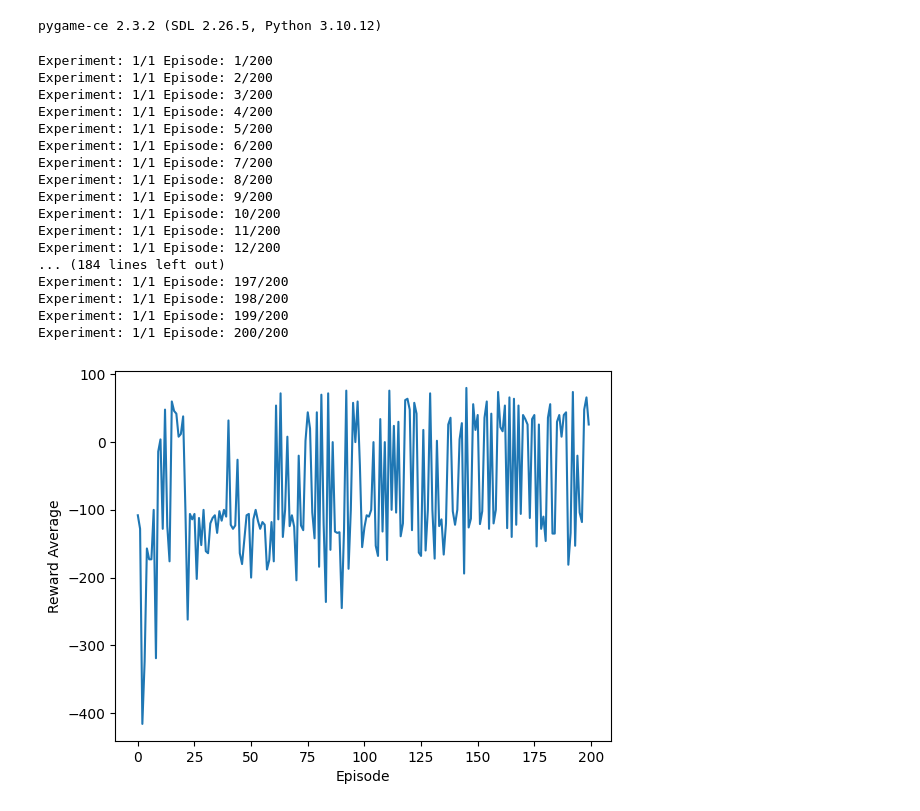
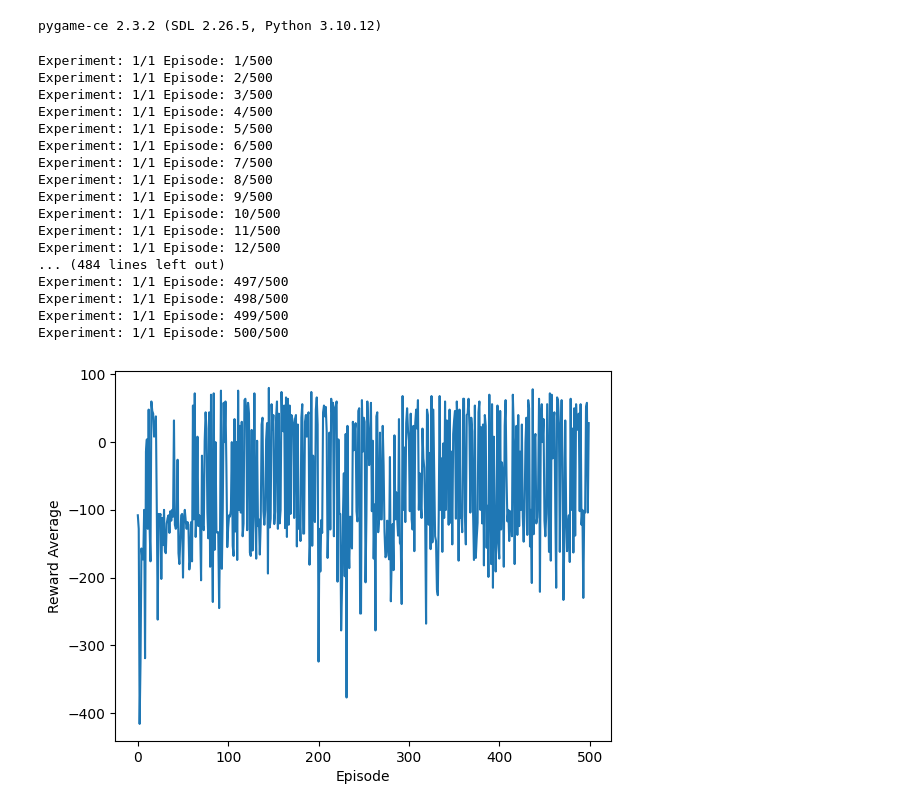
Before and after one commit to dayan3847/machine_learning, a Jupyter notebook: dayan3847/reinforcement_learning/cliff_walking/main_q_learning_gaussian.ipynb, the cells around one changed output. Cells and saved outputs as stored; diff of their text form; code cells hidden in the pictures.

```diff
--- a/dayan3847/reinforcement_learning/cliff_walking/main_q_learning_gaussian.ipynb
+++ b/dayan3847/reinforcement_learning/cliff_walking/main_q_learning_gaussian.ipynb
@@ -9,25 +13,25 @@ pygame-ce 2.3.2 (SDL 2.26.5, Python 3.10.12)
 np.random.seed(0)
 # %%
 env: Environment = Environment()
-agent: AgentQLearning = AgentQLearningGaussian(env)
-trainer = Trainner(agent, 1, 200)
+agent: AgentQLearningGaussian = AgentQLearningGaussian(env)
+trainer = Trainner(agent, 1, 500)
 # %%
 trainer.train_callback()
 # %% [output]
-Experiment: 1/1 Episode: 1/200
-Experiment: 1/1 Episode: 2/200
-Experiment: 1/1 Episode: 3/200
-Experiment: 1/1 Episode: 4/200
-Experiment: 1/1 Episode: 5/200
-Experiment: 1/1 Episode: 6/200
-Experiment: 1/1 Episode: 7/200
-Experiment: 1/1 Episode: 8/200
-Experiment: 1/1 Episode: 9/200
-Experiment: 1/1 Episode: 10/200
-Experiment: 1/1 Episode: 11/200
-Experiment: 1/1 Episode: 12/200
-... (184 lines left out)
-Experiment: 1/1 Episode: 197/200
-Experiment: 1/1 Episode: 198/200
-Experiment: 1/1 Episode: 199/200
-Experiment: 1/1 Episode: 200/200
+Experiment: 1/1 Episode: 1/500
+Experiment: 1/1 Episode: 2/500
+Experiment: 1/1 Episode: 3/500
+Experiment: 1/1 Episode: 4/500
+Experiment: 1/1 Episode: 5/500
+Experiment: 1/1 Episode: 6/500
+Experiment: 1/1 Episode: 7/500
+Experiment: 1/1 Episode: 8/500
+Experiment: 1/1 Episode: 9/500
+Experiment: 1/1 Episode: 10/500
+Experiment: 1/1 Episode: 11/500
+Experiment: 1/1 Episode: 12/500
+... (484 lines left out)
+Experiment: 1/1 Episode: 497/500
+Experiment: 1/1 Episode: 498/500
+Experiment: 1/1 Episode: 499/500
+Experiment: 1/1 Episode: 500/500
@@ -34,10 +40,7 @@ Experiment: 1/1 Episode: 200/200
 # %%
 # Plot the Reward Average
-plt.plot(trainer.get_rewards_average(), label='Reward Average')
-plt.xlabel('Episode')
-plt.ylabel('Reward Average')
-plt.show()
+TrainnerPlotter.plot_rewards_average(trainer)
 # %% [output]
-[figure, old version]
+[figure, new version]
 # %%
 # Plot the Success
```
Also changed, not shown: parts of 7 cells of this notebook, 16 other files.
